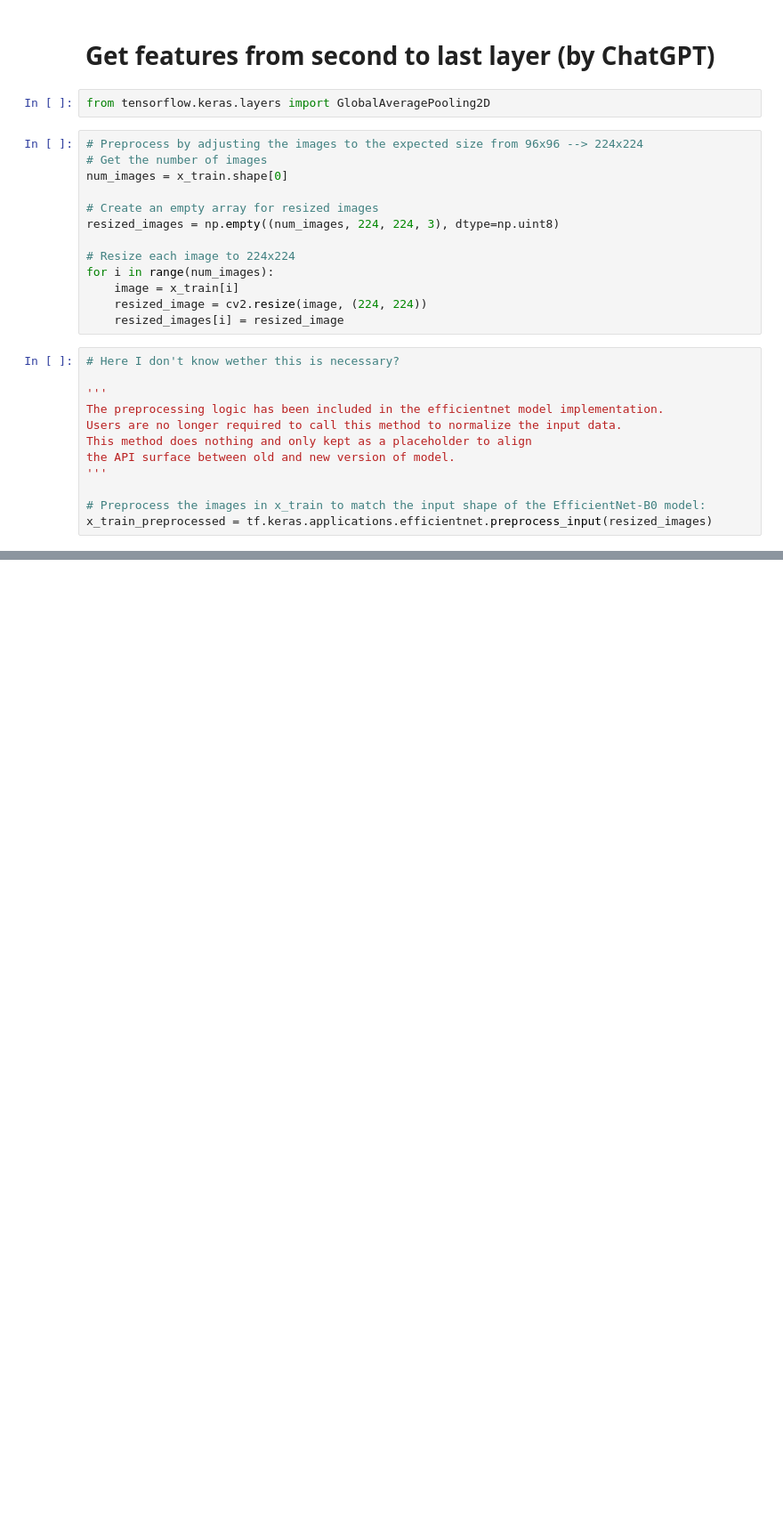
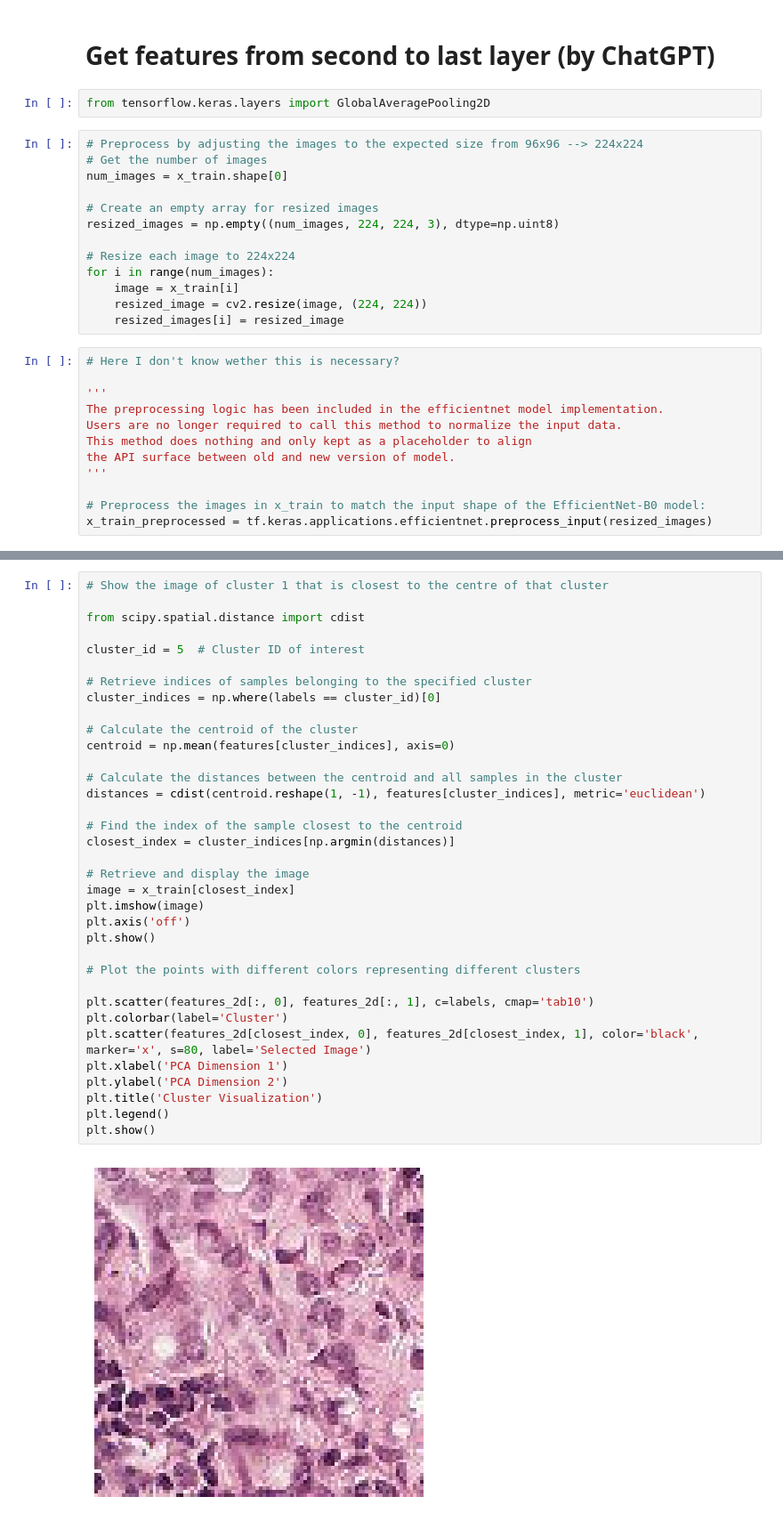
Before and after one commit to km-scott/clustering_feature_vectors, a Jupyter notebook: clustering_feature_vectors.ipynb, the cells around one changed output, grey strips where cells are left out. Shown: that part at 89% size. Drawn from its saved outputs; the diff is of its cells as text; blank space fills up the shorter version.

```diff
--- a/clustering_feature_vectors.ipynb
+++ b/clustering_feature_vectors.ipynb
@@ -124,0 +192,37 @@ df.to_csv('/Users/scott/Desktop/cluster_test/features.csv', index=False)
+# %%
+# Show the image of cluster 1 that is closest to the centre of that cluster
+
+from scipy.spatial.distance import cdist
+
+cluster_id = 5  # Cluster ID of interest
+
+# Retrieve indices of samples belonging to the specified cluster
+cluster_indices = np.where(labels == cluster_id)[0]
+
+# Calculate the centroid of the cluster
+centroid = np.mean(features[cluster_indices], axis=0)
+
+# Calculate the distances between the centroid and all samples in the cluster
+distances = cdist(centroid.reshape(1, -1), features[cluster_indices], metric='euclidean')
+
+# Find the index of the sample closest to the centroid
+closest_index = cluster_indices[np.argmin(distances)]
+
+# Retrieve and display the image
+image = x_train[closest_index]
+plt.imshow(image)
+plt.axis('off')
+plt.show()
+
+# Plot the points with different colors representing different clusters
+
+plt.scatter(features_2d[:, 0], features_2d[:, 1], c=labels, cmap='tab10')
+plt.colorbar(label='Cluster')
+plt.scatter(features_2d[closest_index, 0], features_2d[closest_index, 1], color='black', marker='x', s=80, label='Selected Image')
+plt.xlabel('PCA Dimension 1')
+plt.ylabel('PCA Dimension 2')
+plt.title('Cluster Visualization')
+plt.legend()
+plt.show()
+# %% [output]
+[figure, added]
```
Also changed, not shown: parts of 18 cells of this notebook.
